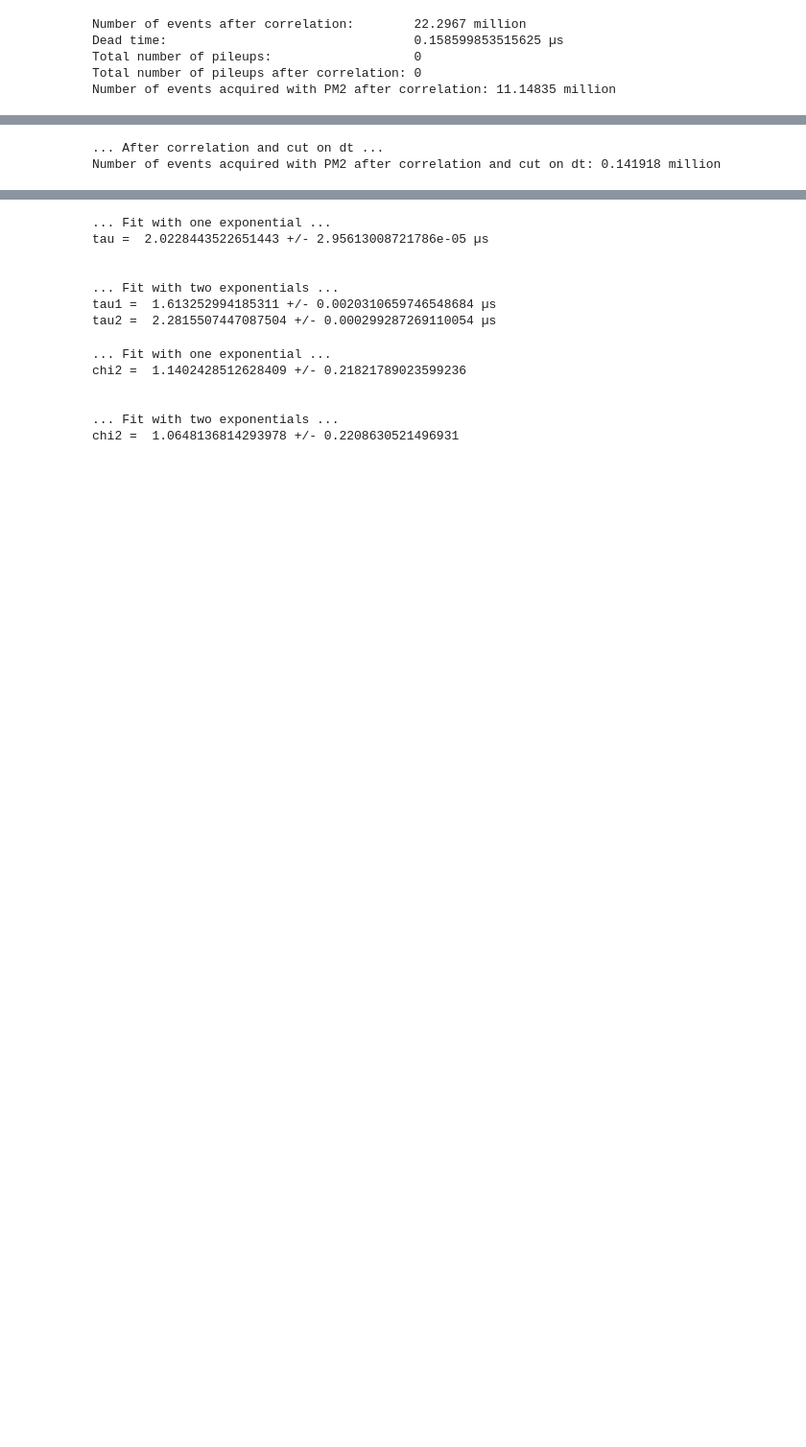
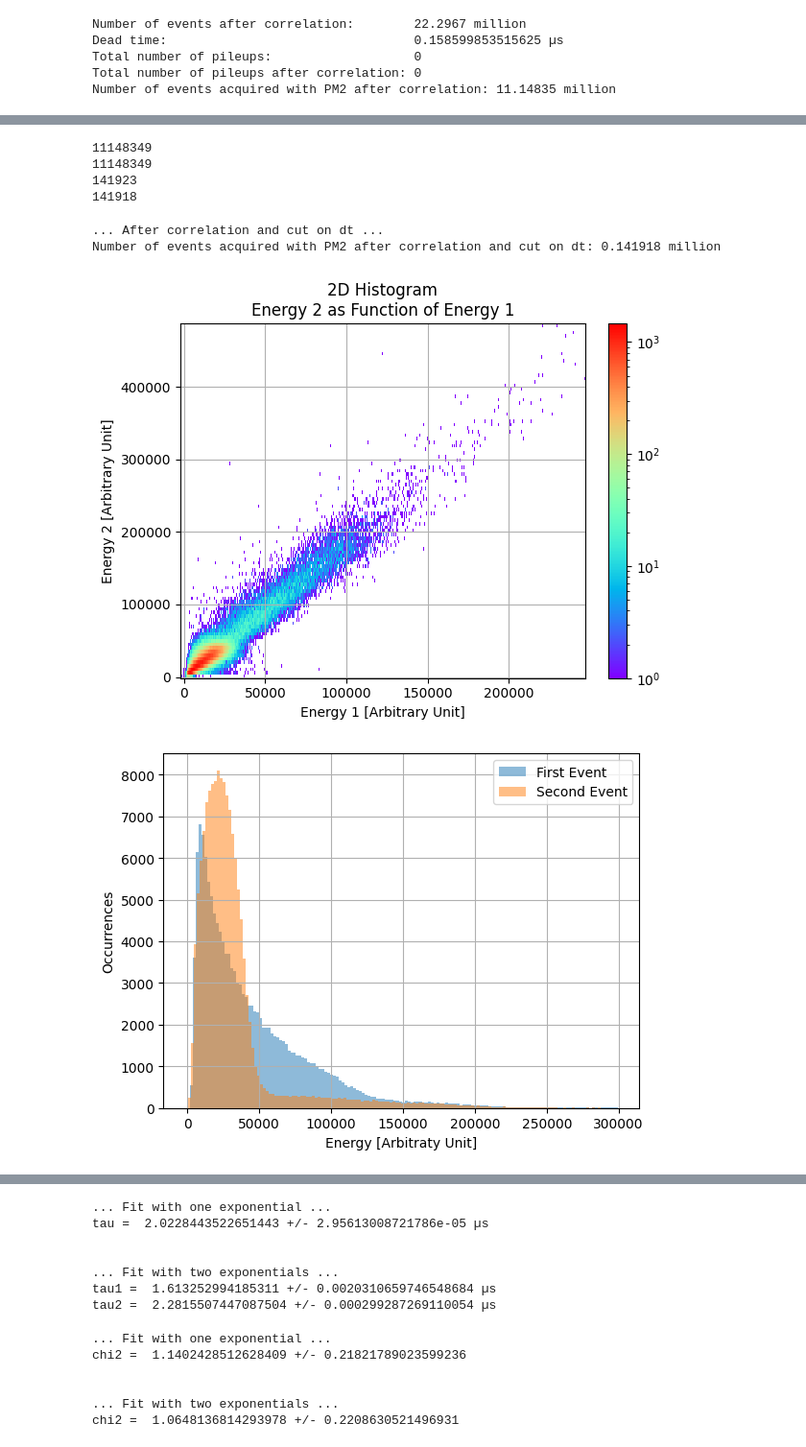
Before and after one commit to hindtaibi/BigMuoneXperiment, a Jupyter notebook: BigAnalysis.ipynb, the cells around one changed output, grey strips where cells are left out. Shown: that part at 96% size. Saved outputs shown, nothing was run; the diff lists cells and outputs as text; code cells hidden in the pictures; blank space fills up the shorter version.

```diff
--- a/BigAnalysis.ipynb
+++ b/BigAnalysis.ipynb
@@ -94,9 +112,31 @@ plt.show()
+# %%
+print(len(dt1))
+print(len(dt2))
+
+print(len(dt1[dt1 < 20]))
+print(len(dt2[dt2 < 20]))
+# %% [output]
+11148349
+11148349
+141923
+141918
 # %%
 #After correlation and cut on dt
 print('... After correlation and cut on dt ...')
 
 dt_max = 20
 print("Number of events acquired with PM2 after correlation and cut on dt:", len(dt2[dt2 < 20])/10**6, "million")
+
+#Energy PM1 vs energy PM2
+fig, ax1 = plt.subplots(1, sharex=True)
+arr_1,xe_1,ye_1 = np.histogram2d(nrj1[1:][(dt1 < dt_max)&(nrj1[1:]<0.25e6)&(nrj2[1:]<0.5e6)], nrj2[1:][(dt1 < dt_max)&(nrj1[1:]<0.25e6)&(nrj2[1:]<0.5e6)], bins =(500,100))
+pcm_1 = ax1.pcolormesh(xe_1, ye_1,arr_1.T, cmap='rainbow', norm=LogNorm(vmin=arr_1.min()+1, vmax=arr_1.max()))
+ax1.set_xlabel('Energy 1 [Arbitrary Unit]')
+ax1.set_ylabel('Energy 2 [Arbitrary Unit]')
+ax1.set_title('2D Histogram\nEnergy 2 as Function of Energy 1')
+ax1.grid()
+fig.colorbar(pcm_1, ax=ax1, orientation='vertical', fraction=.1)
+plt.show()
 
 #Muon and electron energy
 plt.figure()
@@ -127,30 +167,32 @@ plt.show()
 fig, ax1 = plt.subplots(1, sharex=True)
 arr_1,xe_1,ye_1 = np.histogram2d(dt2[(nrj2[:-1]<nrj_max) & (dt2<dt_max)],
                                  nrj2[:-1][(nrj2[:-1]<nrj_max) & (dt2<dt_max)],
                                  bins =(500,100))
 pcm_1 = ax1.pcolormesh(xe_1, ye_1,arr_1.T, cmap='rainbow', norm=LogNorm(vmin=arr_1.min()+1, vmax=arr_1.max()))
 ax1.set_xlabel('$\Delta t$ [µs]')
 ax1.set_ylabel('First Event Energy\n[Arbitrary Unit]')
 ax1.set_title('2D Histogram\nFirst Event Energy as function of $\Delta t$')
 ax1.grid()
 fig.colorbar(pcm_1, ax=ax1, orientation='vertical', fraction=.1)
 plt.show()
 
 #Muon as function of electron
 
 fig, ax1 = plt.subplots(1, sharex=True)
 arr_1,xe_1,ye_1 = np.histogram2d(nrj2[1:][(dt2<dt_max) & (nrj2[:-1]<0.25e6) & (nrj2[1:]<0.25e6)],
                                  nrj2[:-1][(dt2<dt_max) & (nrj2[:-1]<0.25e6) & (nrj2[1:]<0.25e6)],
                                  bins =(500,100))
 pcm_1 = ax1.pcolormesh(xe_1, ye_1,arr_1.T, cmap='rainbow', norm=LogNorm(vmin=arr_1.min()+1, vmax=arr_1.max()))
 ax1.set_xlabel('Second Event Energy\n[Arbitrary Unit]')
 ax1.set_ylabel('First Event Energy\n[Arbitrary Unit]')
 ax1.set_title('2D Histogram\nFirst Event Energy as Function of Second Event Energy')
 ax1.grid()
 ax1.plot(np.linspace(1000, 250000, 10000),np.linspace(1000,250000, 10000),c='r')
 ax1.set_xscale("log")
 fig.colorbar(pcm_1, ax=ax1, orientation='vertical', fraction=.1)
 plt.show()
 # %% [output]
 ... After correlation and cut on dt ...
 Number of events acquired with PM2 after correlation and cut on dt: 0.141918 million
+[figure, added]
+[figure, added]
```
Also changed, not shown: parts of 10 cells of this notebook.
